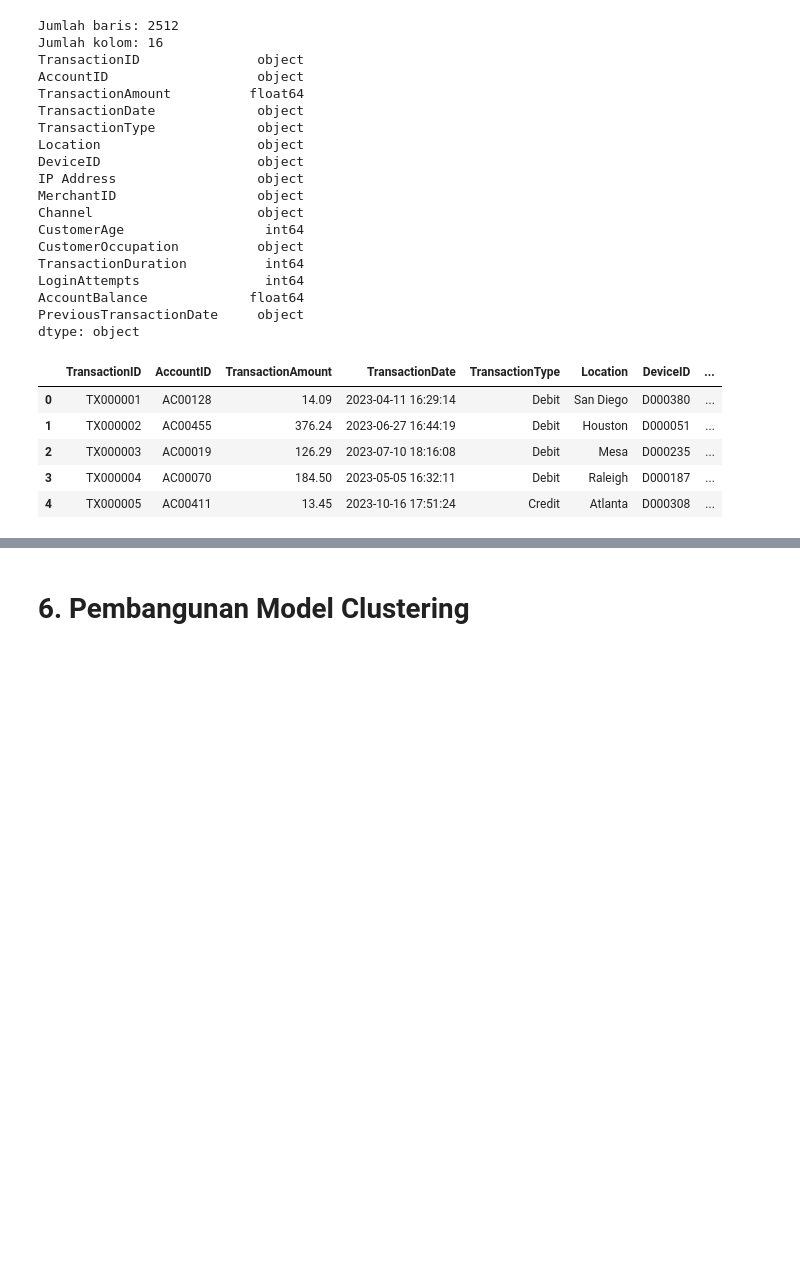
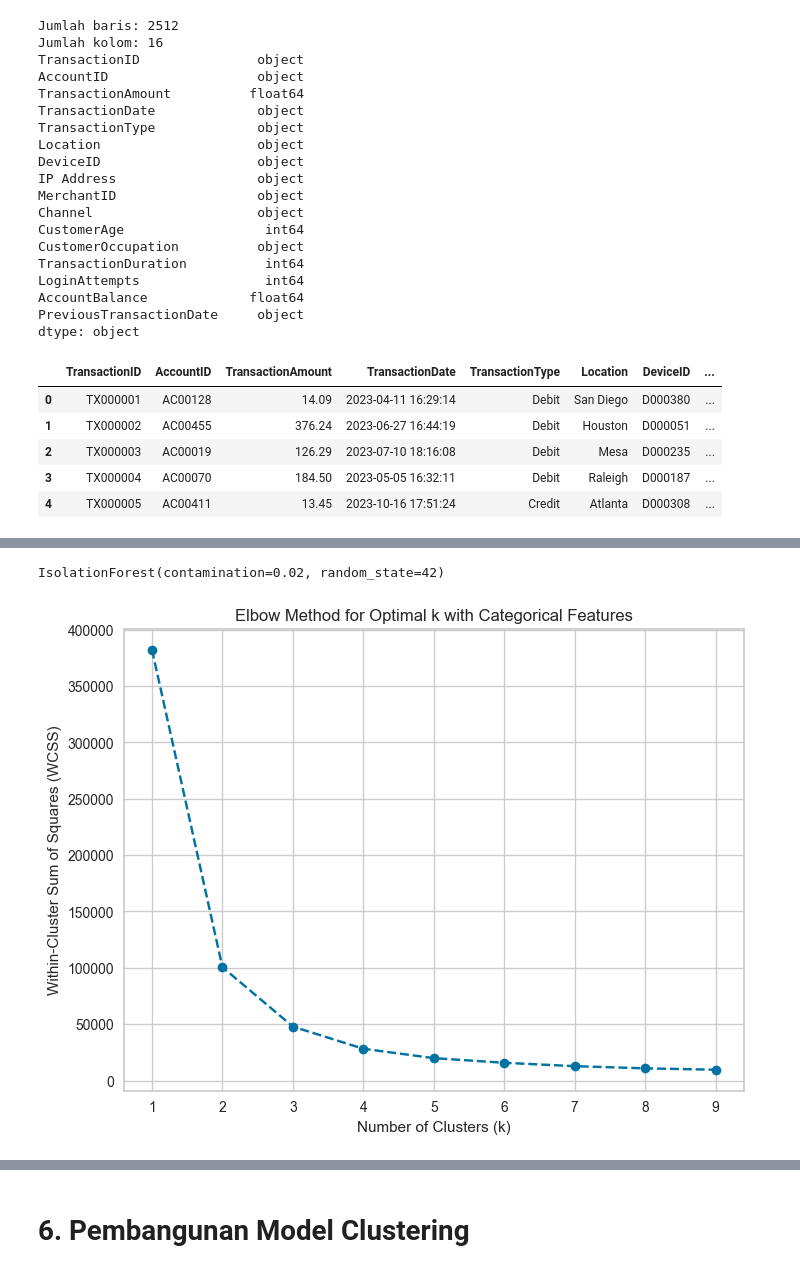
Before and after one commit to Occolus/BankFraudPrediction, a Jupyter notebook: [Clustering]_Submission_Akhir_BMLP_Your_Name.ipynb, the cells around one changed output, grey strips where cells are left out. Saved outputs shown, nothing was run; the diff lists cells and outputs as text; code cells hidden in the pictures; blank space fills up the shorter version.

```diff
--- a/[Clustering]_Submission_Akhir_BMLP_Your_Name.ipynb
+++ b/[Clustering]_Submission_Akhir_BMLP_Your_Name.ipynb
@@ -242,7 +213,0 @@ print(df[['TransactionType', 'TransactionType_encoded']].head())
-# %%
-df['PreviousTransactionDate'] = pd.to_datetime(df['PreviousTransactionDate'], format='%Y-%m-%d %H:%M:%S')
-df['TransactionDate'] = pd.to_datetime(df['TransactionDate'], format='%Y-%m-%d %H:%M:%S')
-print(df.dtypes)
-
-df['TimeBetweenTransaction'] = (df['TransactionDate'] - df['PreviousTransactionDate']).dt.total_seconds()
-df['TransactionHour'] = df['TransactionDate'].dt.hour
@@ -292,3 +291,3 @@ Index: []
 # %%
-fiturKategorikal = ['TransactionType_encoded', 'Location_encoded','Channel_encoded']
-fiturNumerik = ['AccountBalance', 'TransactionDuration','TransactionAmount', 'LoginAttempts', 'CustomerAge']
+fiturKategorikal = [ 'Location_encoded']
+fiturNumerik = ['AccountBalance', 'TransactionAmount','TransactionHour','TimeBetweenTransaction']
@@ -302,0 +294,37 @@ catValue = pd.get_dummies(df[fiturKategorikal], drop_first=True)
+# %%
+
+NumFeature = df[fiturNumerik]
+NumFeature = NumFeature.fillna(NumFeature.median())
+scaler = RobustScaler()
+NumFeatureScaled = scaler.fit_transform(NumFeature)
+
+catFeature = pd.get_dummies(df[fiturKategorikal], drop_first=True)
+CombinedFeature = np.hstack((NumFeatureScaled,catFeature.values))
+CombinedFeature2 = np.concatenate([NumFeatureScaled, catFeature.values], axis=1)
+pca = PCA(n_components=2)
+CombinedFeaturePCA = pca.fit_transform(CombinedFeature)
+# %%
+iso_forest = IsolationForest(n_estimators=100, contamination=0.02, random_state=42)
+iso_forest.fit(CombinedFeature)
+# %% [output]
+IsolationForest(contamination=0.02, random_state=42)
+# %%
+wcss = []
+k_range = range(1, 10)
+for k in k_range:
+    kmeans = KMeans(n_clusters=k, random_state=42, n_init=10)
+    kmeans.fit(CombinedFeature)
+    wcss.append(kmeans.inertia_)
+
+plt.figure(figsize=(8, 6))
+plt.plot(k_range, wcss, marker='o', linestyle='--')
+plt.xlabel('Number of Clusters (k)')
+plt.ylabel('Within-Cluster Sum of Squares (WCSS)')
+plt.title('Elbow Method for Optimal k with Categorical Features')
+plt.grid(True)
+
+k_optimal = 3
+kmeans = KMeans(n_clusters=k_optimal, random_state=42)
+df['KMeans_Cluster'] = kmeans.fit_predict(CombinedFeature)
+# %% [output]
+[figure, added]
```
Also changed, not shown: parts of 32 cells of this notebook, 10 other files.
